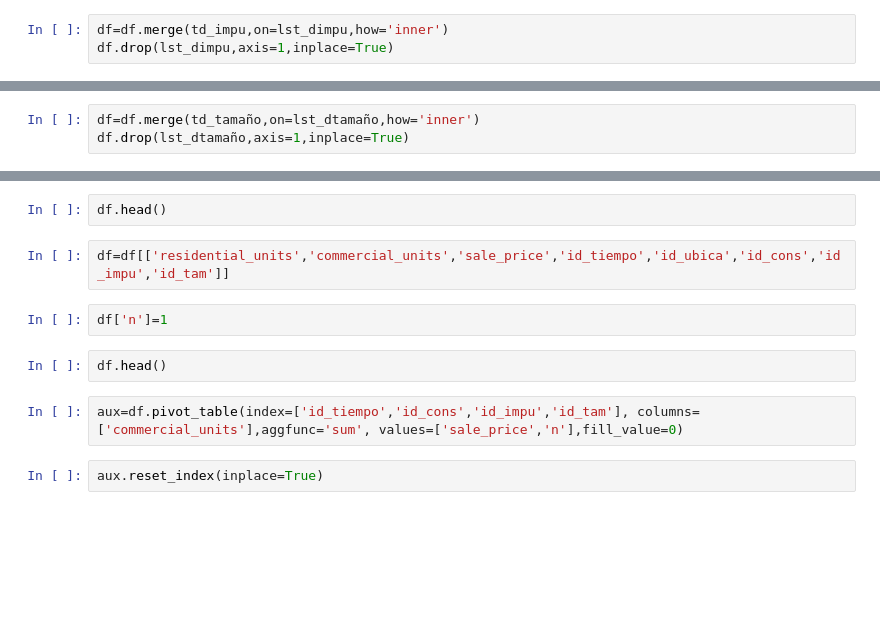
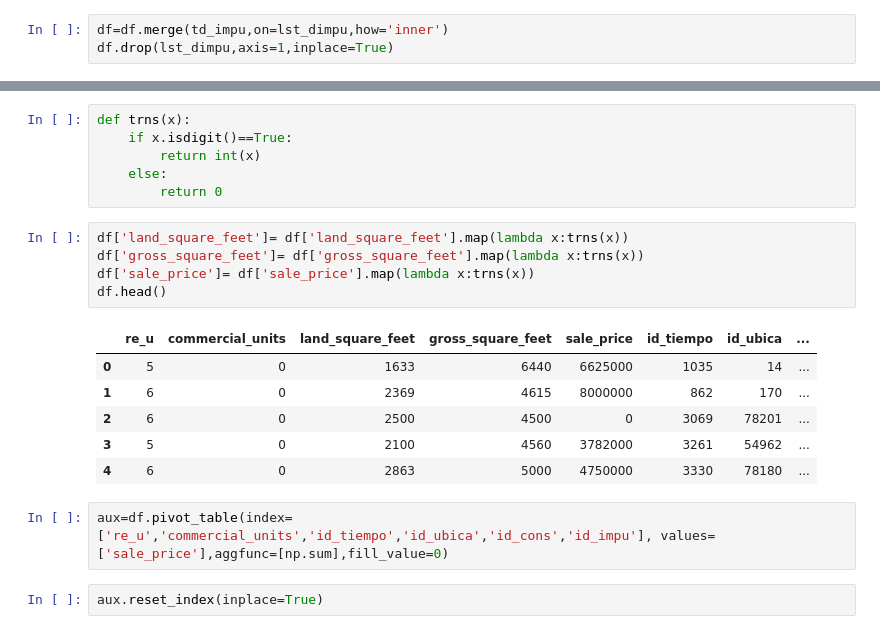
Before and after one commit to Airh08/exm, a Jupyter notebook: NYBI.ipynb, the cells around one changed output, grey strips where cells are left out. Cells and saved outputs as stored; diff of their text form; blank space fills up the shorter version.

```diff
--- a/NYBI.ipynb
+++ b/NYBI.ipynb
@@ -116,3 +183,0 @@ td_tamaño.head()
-# %%
-df=df.merge(td_tamaño,on=lst_dtamaño,how='inner')
-df.drop(lst_dtamaño,axis=1,inplace=True)
@@ -121,13 +184,23 @@ df.shape
-# %%
-df.head()
-# %%
-df=df[['residential_units','commercial_units','sale_price','id_tiempo','id_ubica','id_cons','id_impu','id_tam']]
-# %%
-df['n']=1
-# %%
-df.head()
+# %%
+def trns(x):
+    if x.isdigit()==True:
+        return int(x)
+    else:
+        return 0
+# %%
+df['land_square_feet']= df['land_square_feet'].map(lambda x:trns(x))
+df['gross_square_feet']= df['gross_square_feet'].map(lambda x:trns(x))
+df['sale_price']= df['sale_price'].map(lambda x:trns(x))
+df.head()
+# %% [output]
+|  | re_u | commercial_units | land_square_feet | gross_square_feet | sale_price | id_tiempo | id_ubica | ... |
+| 0 | 5 | 0 | 1633 | 6440 | 6625000 | 1035 | 14 | ... |
+| 1 | 6 | 0 | 2369 | 4615 | 8000000 | 862 | 170 | ... |
+| 2 | 6 | 0 | 2500 | 4500 | 0 | 3069 | 78201 | ... |
+| 3 | 5 | 0 | 2100 | 4560 | 3782000 | 3261 | 54962 | ... |
+| 4 | 6 | 0 | 2863 | 5000 | 4750000 | 3330 | 78180 | ... |
 # %%
-aux=df.pivot_table(index=['id_tiempo','id_cons','id_impu','id_tam'], columns=['commercial_units'],aggfunc='sum', values=['sale_price','n'],fill_value=0)
+aux=df.pivot_table(index=['re_u','commercial_units','id_tiempo','id_ubica','id_cons','id_impu'], values=['sale_price'],aggfunc=[np.sum],fill_value=0)
 # %%
 aux.reset_index(inplace=True)
 # %%
```
Also changed, not shown: parts of 33 cells of this notebook, 1 other file.
